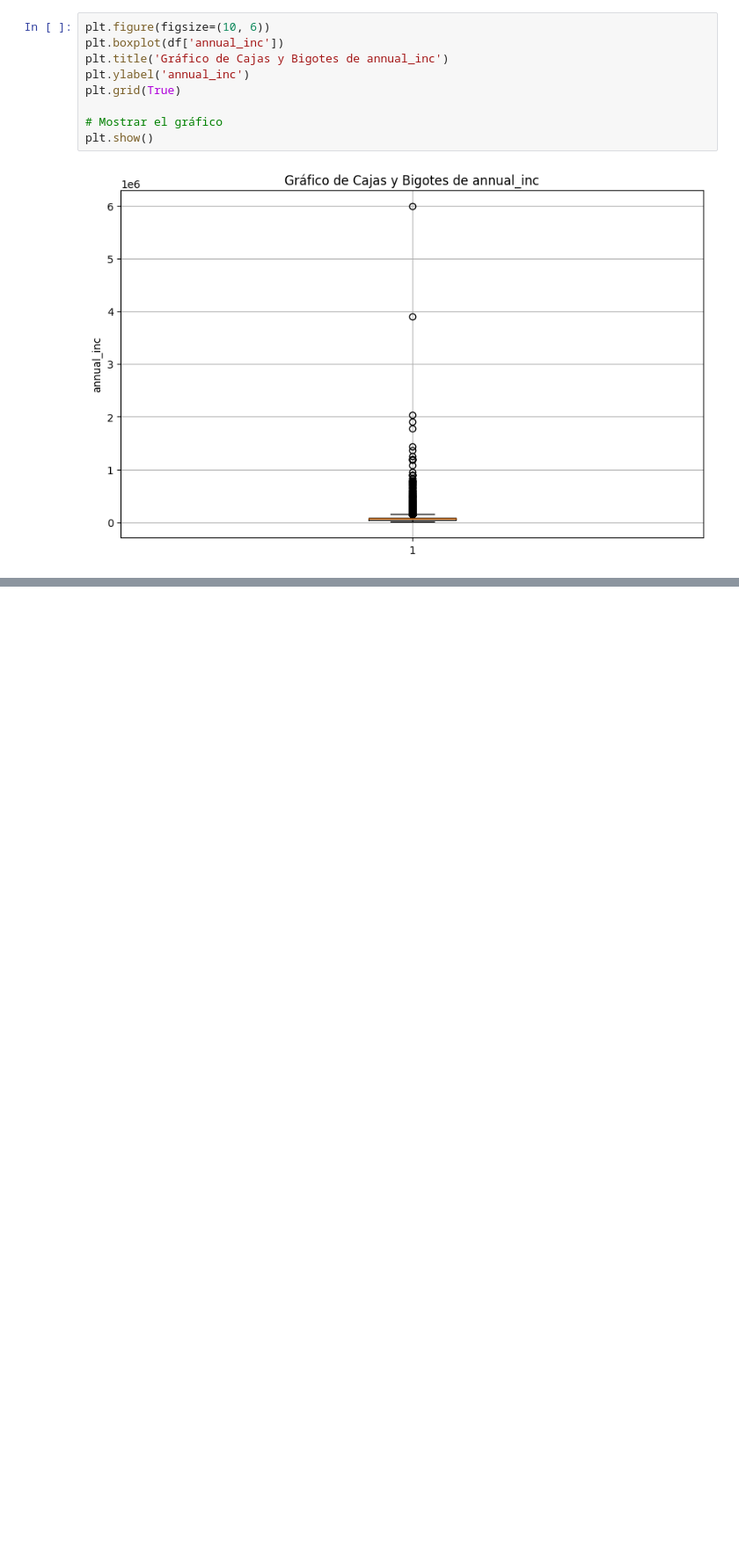
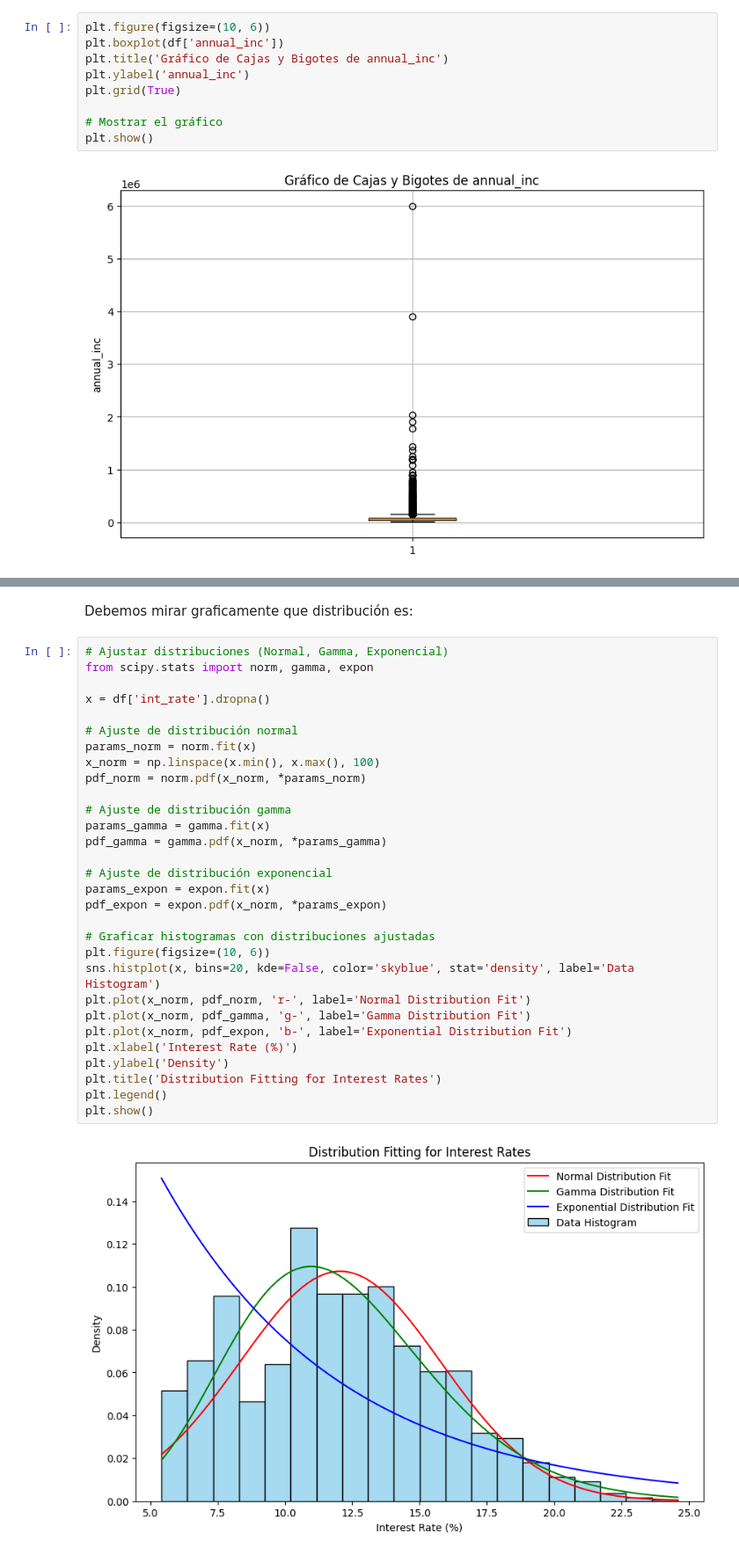
Before and after one commit to cdeoroaguado/jbook_ml202430, a Jupyter notebook: _sources/modulo_3.ipynb, the cells around one changed output, grey strips where cells are left out. Shown: that part at 88% size. Drawn from its saved outputs; the diff is of its cells as text; blank space fills up the shorter version.

```diff
--- a/_sources/modulo_3.ipynb
+++ b/_sources/modulo_3.ipynb
@@ -366,0 +600,34 @@ df.profile_report()
+# %% [markdown]
+Debemos mirar graficamente que distribución es:
+# %%
+# Ajustar distribuciones (Normal, Gamma, Exponencial)
+from scipy.stats import norm, gamma, expon
+
+x = df['int_rate'].dropna()
+
+# Ajuste de distribución normal
+params_norm = norm.fit(x)
+x_norm = np.linspace(x.min(), x.max(), 100)
+pdf_norm = norm.pdf(x_norm, *params_norm)
+
+# Ajuste de distribución gamma
+params_gamma = gamma.fit(x)
+pdf_gamma = gamma.pdf(x_norm, *params_gamma)
+
+# Ajuste de distribución exponencial
+params_expon = expon.fit(x)
+pdf_expon = expon.pdf(x_norm, *params_expon)
+
+# Graficar histogramas con distribuciones ajustadas
+plt.figure(figsize=(10, 6))
+sns.histplot(x, bins=20, kde=False, color='skyblue', stat='density', label='Data Histogram')
+plt.plot(x_norm, pdf_norm, 'r-', label='Normal Distribution Fit')
+plt.plot(x_norm, pdf_gamma, 'g-', label='Gamma Distribution Fit')
+plt.plot(x_norm, pdf_expon, 'b-', label='Exponential Distribution Fit')
+plt.xlabel('Interest Rate (%)')
+plt.ylabel('Density')
+plt.title('Distribution Fitting for Interest Rates')
+plt.legend()
+plt.show()
+# %% [output]
+[figure, added]
```
Also changed, not shown: parts of 95 cells of this notebook, 16 other files.
